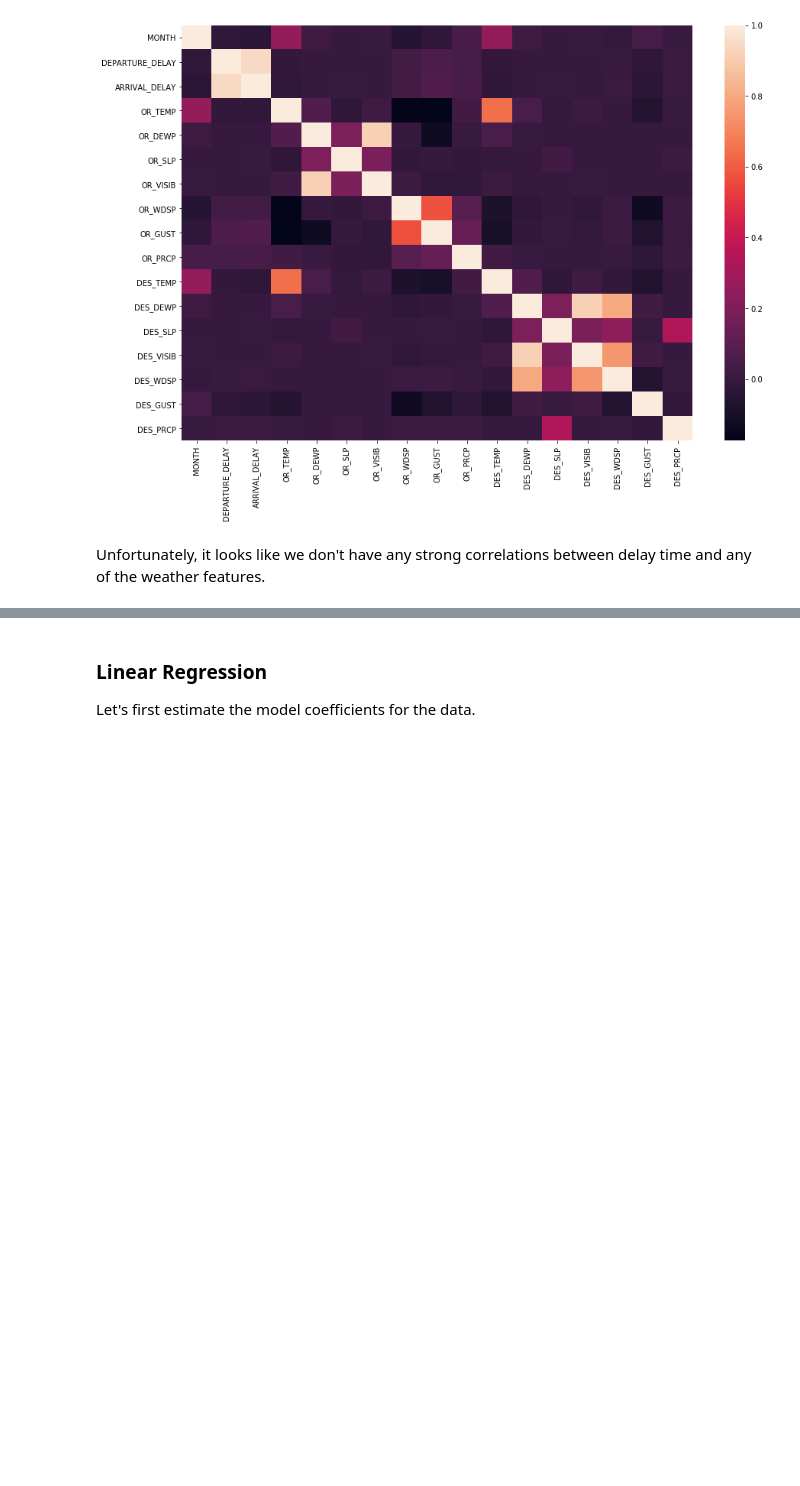
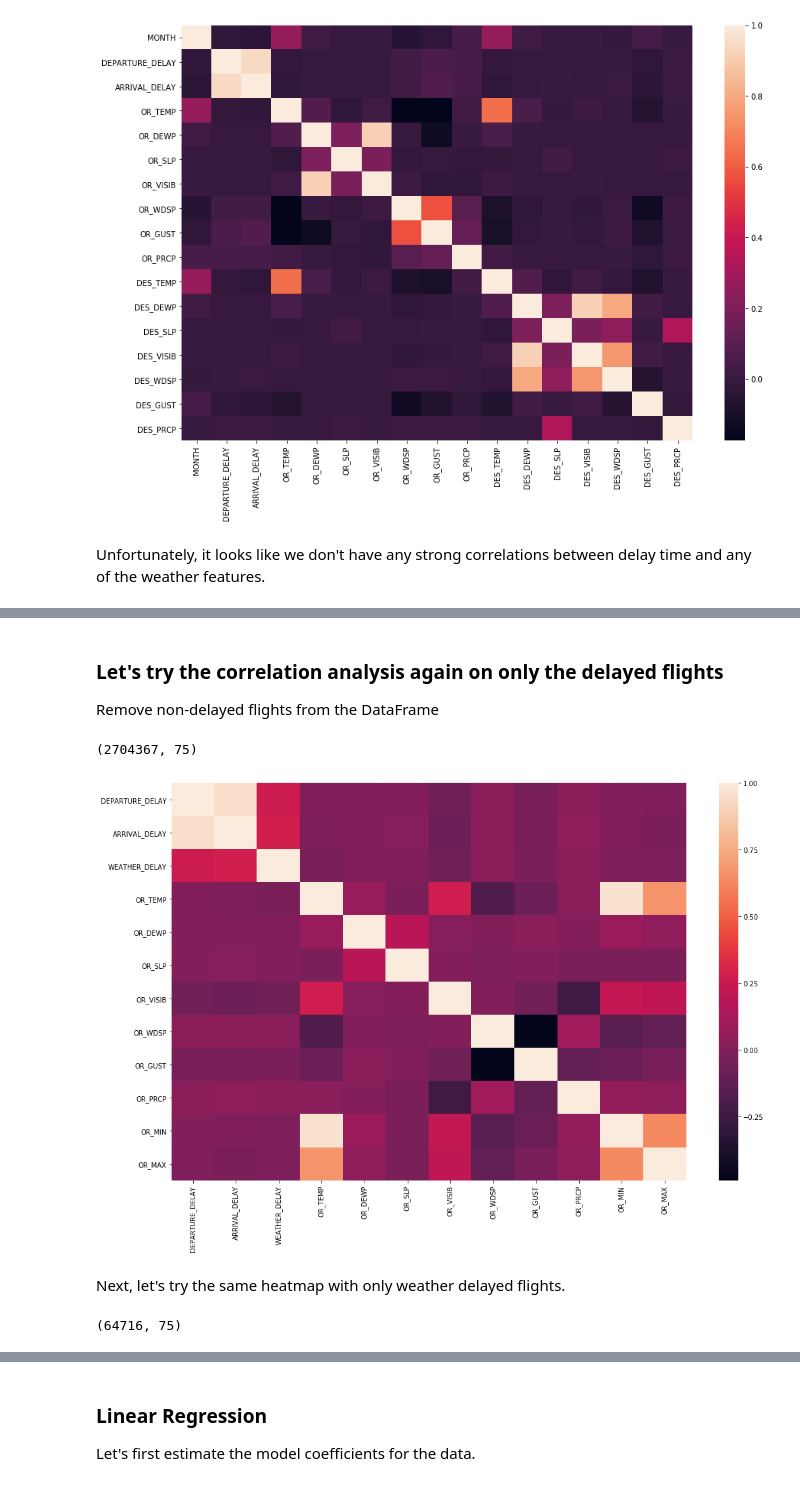
Before and after one commit to UNCG-CSE/Volag, a Jupyter notebook: src/alex_stats_analysis.ipynb, the cells around one changed output, grey strips where cells are left out. Drawn from its saved outputs; the diff is of its cells as text; code cells hidden in the pictures; blank space fills up the shorter version.

```diff
--- a/src/alex_stats_analysis.ipynb
+++ b/src/alex_stats_analysis.ipynb
@@ -670,3 +705,38 @@ fw_corr
 | DES_WDSP | -0.009885 | 0.001950 | 0.006343 | -0.002815 | -0.005054 | -0.001400 | -0.003064 | 0.005576 | 0.011907 | ... |
 | DES_GUST | 0.039996 | -0.026606 | -0.037943 | -0.060979 | -0.001939 | -0.000522 | -0.000030 | -0.125372 | -0.069726 | ... |
 | DES_PRCP | 0.004463 | 0.006055 | 0.009528 | 0.004376 | -0.000343 | 0.010913 | -0.001841 | 0.009773 | 0.006255 | ... |
+# %% [markdown]
+### Let's try the correlation analysis again on only the delayed flights
+
+Remove non-delayed flights from the DataFrame
+# %%
+fw_only_delay = fw[(fw['ARRIVAL_DELAY'] > 0) | (fw['DEPARTURE_DELAY'] > 0) | (fw['WEATHER_DELAY'] > 0)]
+fw_only_delay.shape
+# %% [output]
+(2704367, 75)
+# %%
+fw_corr_delay_df = fw_only_delay[[
+    'DEPARTURE_DELAY', 'ARRIVAL_DELAY', 'WEATHER_DELAY',
+    'OR_TEMP', 'OR_DEWP', 'OR_SLP', 'OR_VISIB', 'OR_WDSP', 'OR_GUST', 'OR_PRCP', 'OR_MIN', 'OR_MAX']].copy()
+
+fw_corr_delay = fw_corr_delay_df.corr()
+# %%
+fig, ax = plt.subplots(figsize=(15,10))
+sns.heatmap(
+    fw_corr_delay,
+    xticklabels = fw_corr_delay.columns.values,
+    yticklabels = fw_corr_delay.columns.values,
+    ax = ax
+)
+
+plt.tight_layout()
+plt.savefig('../out/images/heatmap.png', dpi=300)
+# %% [output]
+[figure, added]
+# %% [markdown]
+Next, let's try the same heatmap with only weather delayed flights.
+# %%
+fw_only_weather_delay = fw[fw['WEATHER_DELAY'] != 0]
+fw_only_weather_delay.shape
+# %% [output]
+(64716, 75)
```
Also changed, not shown: parts of 12 cells of this notebook.
